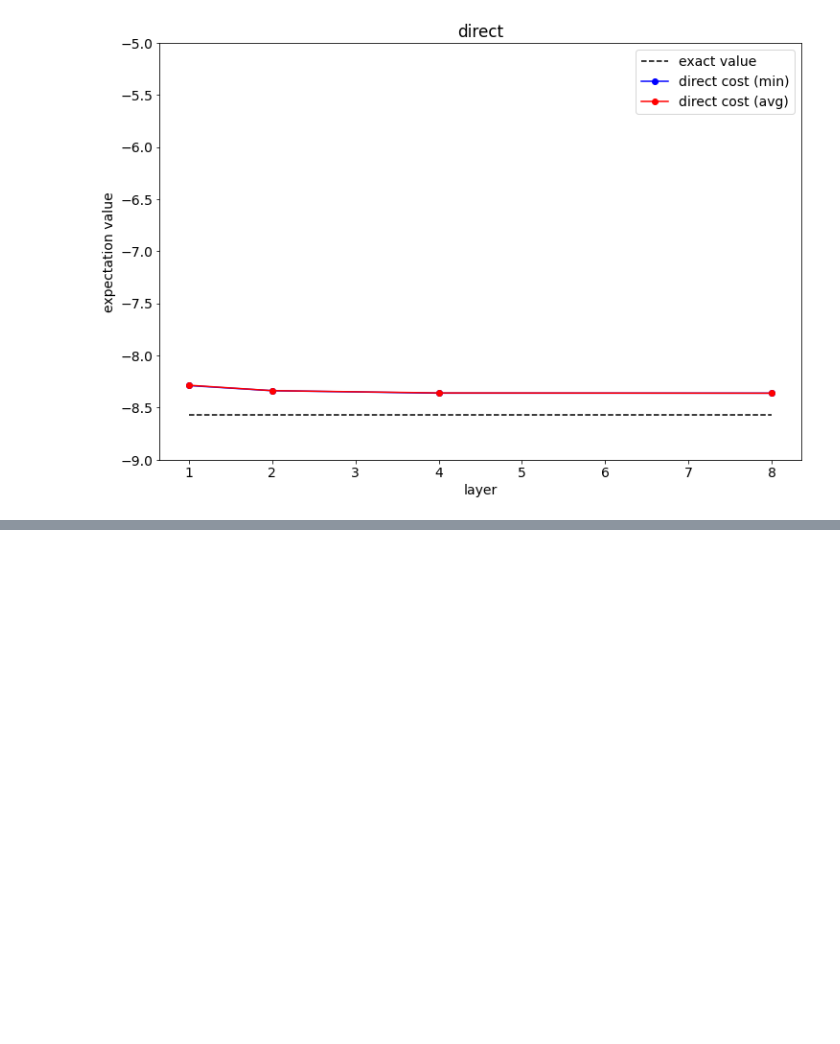
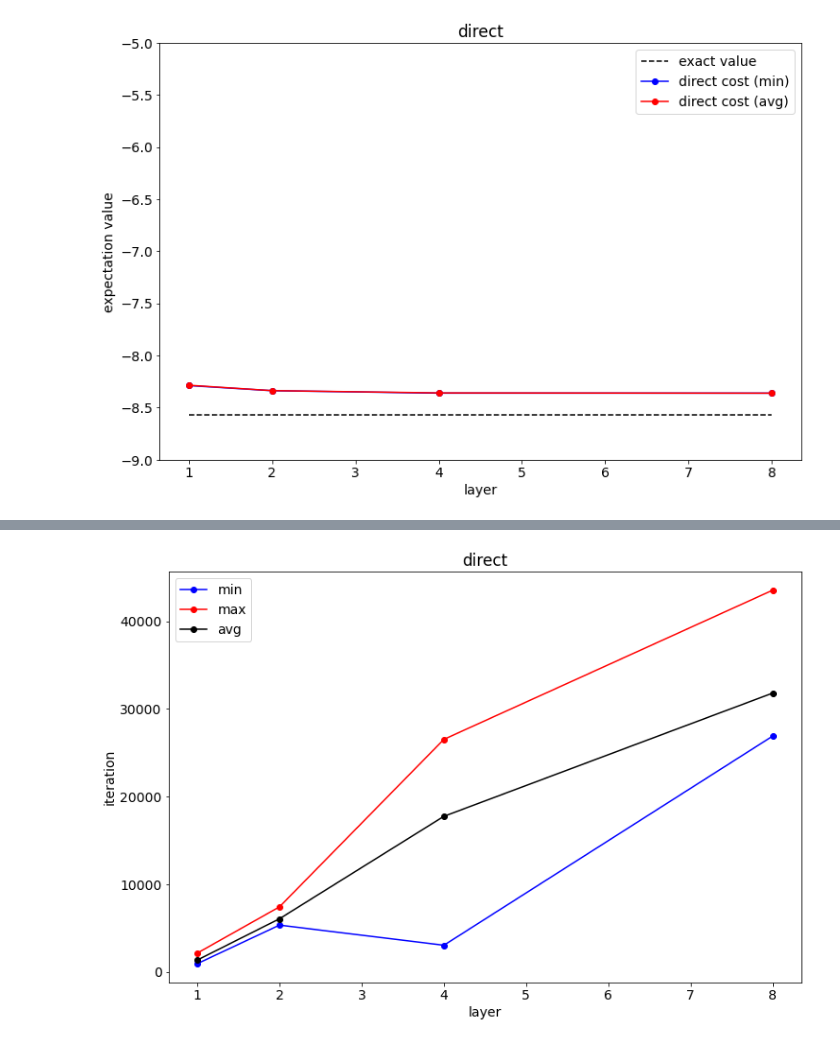
Before and after one commit to tanan/qsimu, a Jupyter notebook: qulacs/vqe_ising/vqe results.ipynb, the cells around one changed output, grey strips where cells are left out. Saved outputs shown, nothing was run; the diff lists cells and outputs as text; code cells hidden in the pictures; blank space fills up the shorter version.

```diff
--- a/qulacs/vqe_ising/vqe results.ipynb
+++ b/qulacs/vqe_ising/vqe results.ipynb
@@ -130,17 +150,23 @@ for result in direct_results:
         d_plot_list["depth"] = [result['depth']]
         d_plot_list["cost-min"] = [result['cost']['min']]
         d_plot_list["cost-mean"] = [result['cost']['mean']]
+        d_plot_list["iter-min"] = [result['iter']['min']]
+        d_plot_list["iter-max"] = [result['iter']['max']]
+        d_plot_list["iter-mean"] = [result['iter']['mean']]
     else:
         d_plot_list["depth"].append(result['depth'])
         d_plot_list["cost-min"].append(result['cost']['min'])
         d_plot_list["cost-mean"].append(result['cost']['mean'])
+        d_plot_list["iter-min"].append(result['iter']['min'])
+        d_plot_list["iter-max"].append(result['iter']['max'])
+        d_plot_list["iter-mean"].append(result['iter']['mean'])
 
-create_graph("direct")
+create_expectation_graph("direct")
 plt.hlines(exact_value, min(d_plot_list['depth']), max(d_plot_list['depth']), colors='black', linestyles='dashed', label='exact value')
 plt.plot(d_plot_list['depth'], d_plot_list['cost-min'], marker='o', color='blue', label='direct cost (min)')
 plt.plot(d_plot_list['depth'], d_plot_list['cost-mean'], marker='o', color='red', label='direct cost (avg)')
 plt.legend()
-plt.savefig('direct.png')
+plt.savefig('image/direct_energy.png')
 # %% [output]
 [figure]
 # %%
@@ -176,0 +230,9 @@ random_results
+# %%
+create_iteration_graph("direct")
+plt.plot(d_plot_list['depth'], d_plot_list['iter-min'], marker='o', color='blue', label='min')
+plt.plot(d_plot_list['depth'], d_plot_list['iter-max'], marker='o', color='red', label='max')
+plt.plot(d_plot_list['depth'], d_plot_list['iter-mean'], marker='o', color='black', label='avg')
+plt.legend()
+plt.savefig('image/direct_iteration.png')
+# %% [output]
+[figure, added]
```
Also changed, not shown: parts of 8 cells of this notebook, 2 other files.
